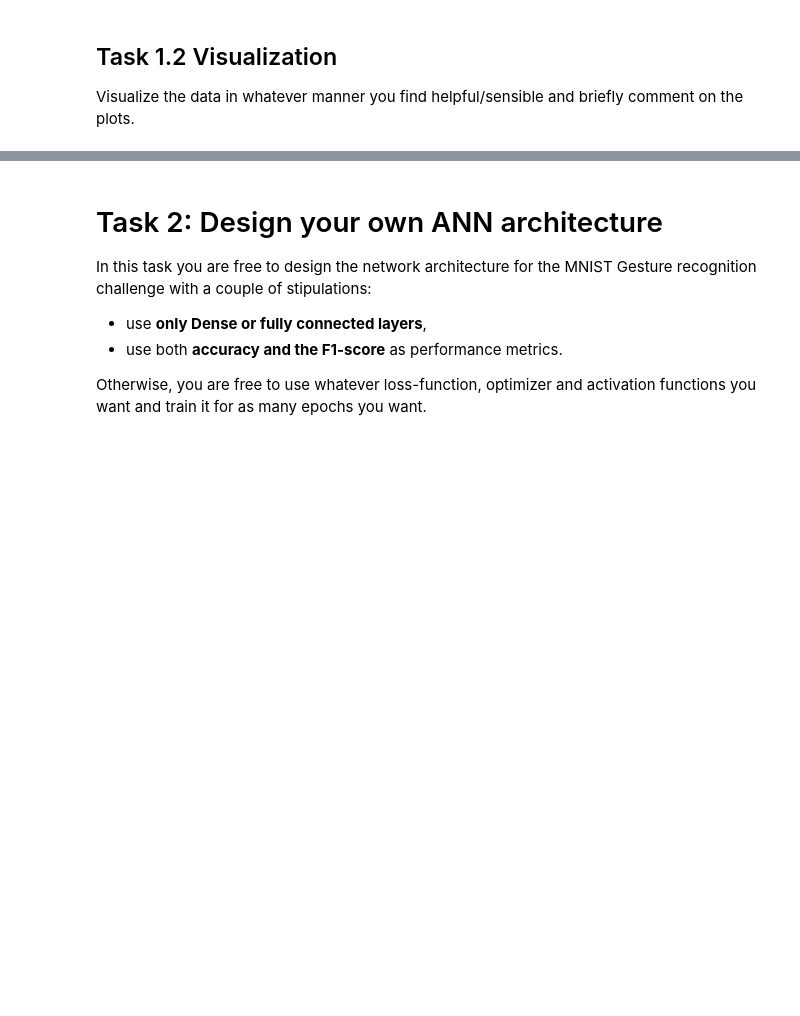
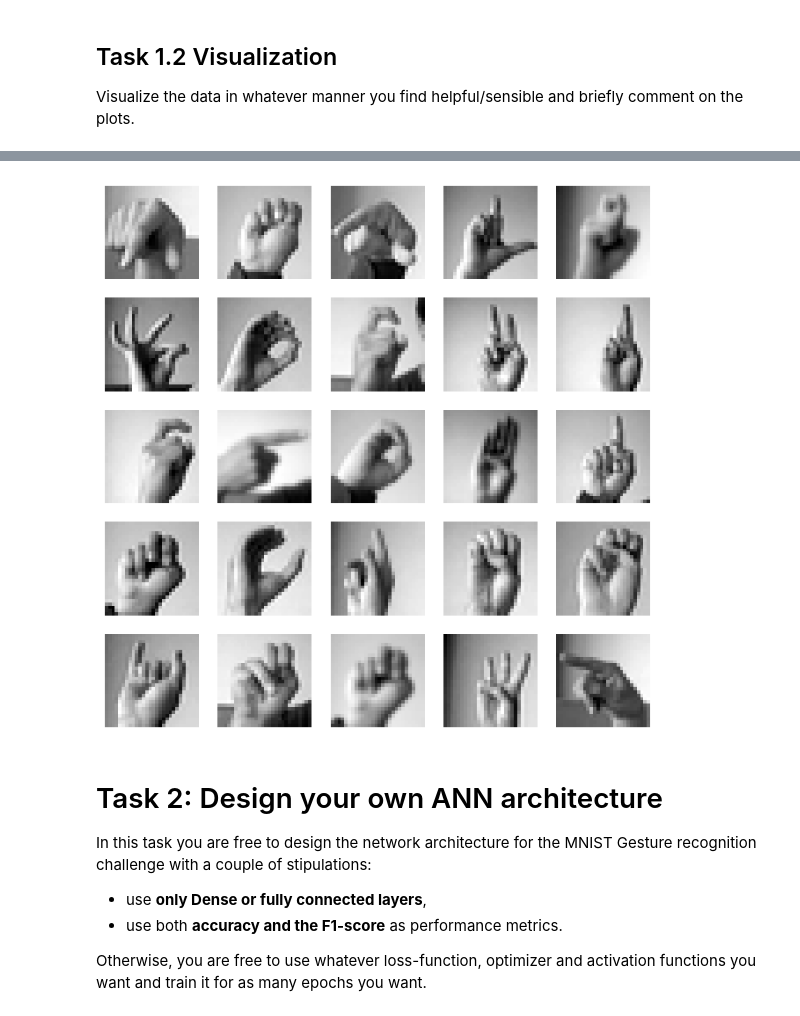
Before and after one commit to OysteinFalkeid/DAT300-H25, a Jupyter notebook: CA1_DAT300/ca1_dat300_2025.ipynb, the cells around one changed output, grey strips where cells are left out. Saved outputs shown, nothing was run; the diff lists cells and outputs as text; code cells hidden in the pictures; blank space fills up the shorter version.

```diff
--- a/CA1_DAT300/ca1_dat300_2025.ipynb
+++ b/CA1_DAT300/ca1_dat300_2025.ipynb
@@ -141,3 +155,7 @@ Preprocess the data in whatever way you find sensible. Remember to comment on wh
+# %%
+normalizer = tf.keras.layers.Rescaling(1./255)
+X_train = normalizer(X_train)
+X_test = normalizer(X_test)
 # %% [markdown]
 ## Task 1.2 Visualization
 Visualize the data in whatever manner you find helpful/sensible and briefly comment on the plots.
@@ -144,3 +168,15 @@ Visualize the data in whatever manner you find helpful/sensible and briefly comm
+# %%
+plt.figure(figsize=(8,8))
+for i in range(25):
+    idx = np.random.randint(0, X_train.shape[0])
+    plt.subplot(5,5,i+1)
+    plt.imshow(X_train[idx].numpy().reshape(28,28), cmap="gray")
+    plt.axis("off")
+plt.show()
+
+# Creating just a random subset of some images, to see how they are put together
+# %% [output]
+[figure, added]
 # %% [markdown]
 # Task 2: Design your own ANN architecture
 In this task you are free to design the network architecture for the MNIST Gesture recognition challenge with a couple of stipulations:
```
Also changed, not shown: parts of 9 cells of this notebook.
